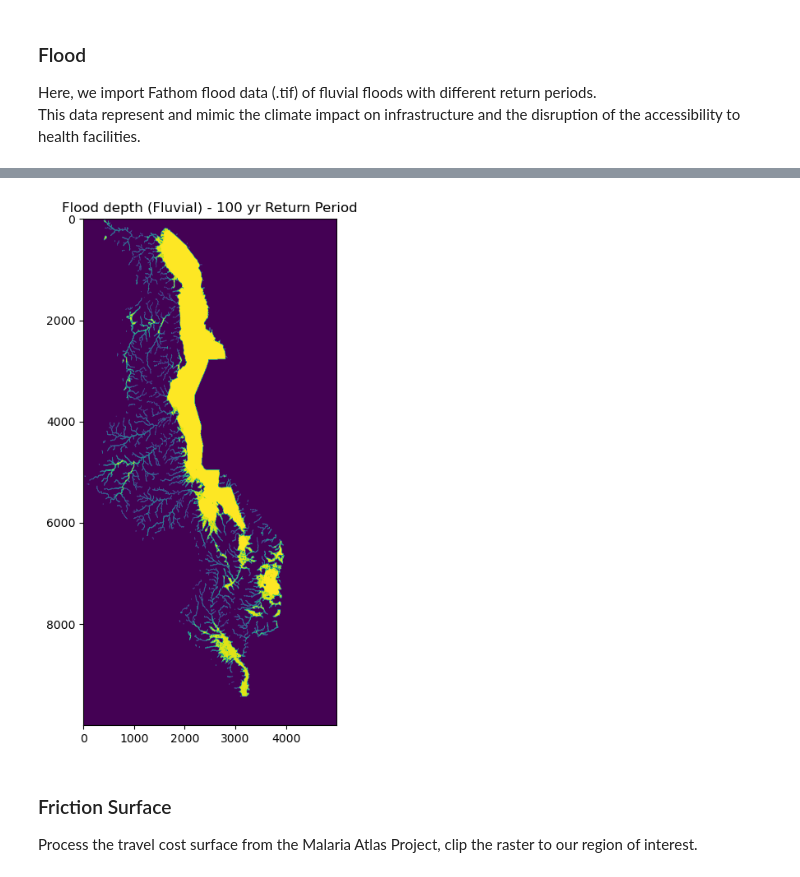
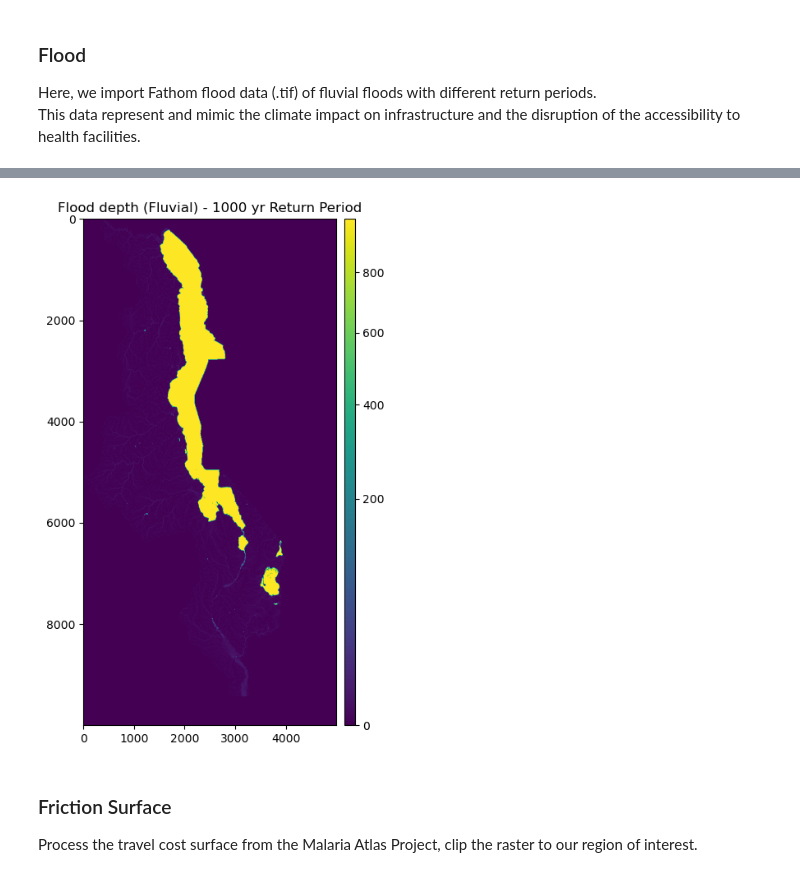
Before and after one commit to worldbank/Health-Access-Metrics, a Jupyter notebook: notebooks/HF_Access_raster_flood.ipynb, the cells around one changed output, grey strips where cells are left out. Saved outputs shown, nothing was run; the diff lists cells and outputs as text; code cells hidden in the pictures.

```diff
--- a/notebooks/HF_Access_raster_flood.ipynb
+++ b/notebooks/HF_Access_raster_flood.ipynb
@@ -220,10 +234,13 @@ flood_dict
 # %%
-rp = "1in100"
+rp = "1in1000"
 fig, ax = plt.subplots(figsize=(6,8))
 ax.set_title("Flood depth (Fluvial) - {} yr Return Period".format(rp.split('in')[1]), fontsize=12, horizontalalignment='center')
 im = ax.imshow(flood_dict[rp].read(1), norm=colors.PowerNorm(gamma=0.5), cmap='viridis')
+divider = make_axes_locatable(ax)
+cax = divider.append_axes('right', size="4%", pad=0.1)
+cb = fig.colorbar(im, cax=cax, orientation='vertical')
 # %% [output]
-[figure, old version]
+[figure, new version]
 # %% [markdown]
 ### Friction Surface
 
```
Also changed, not shown: parts of 4 cells of this notebook.
